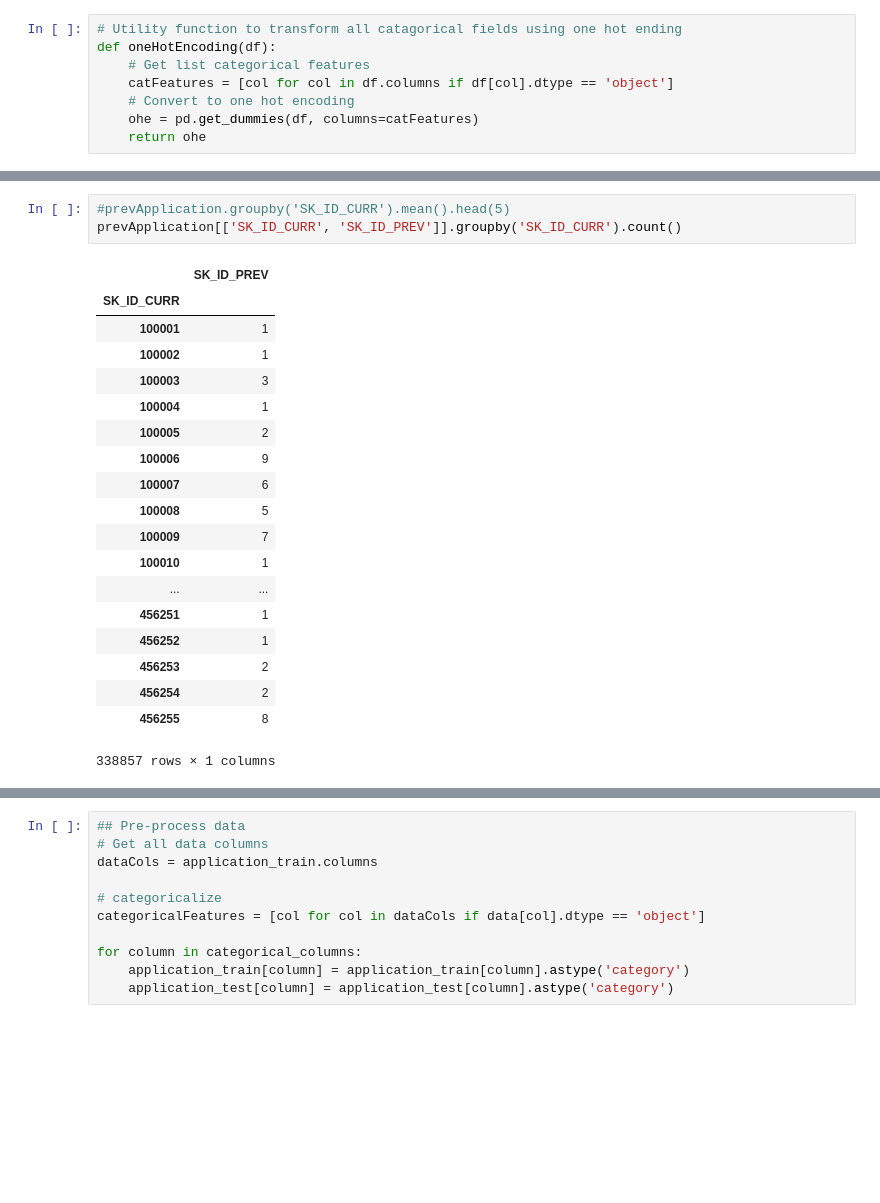
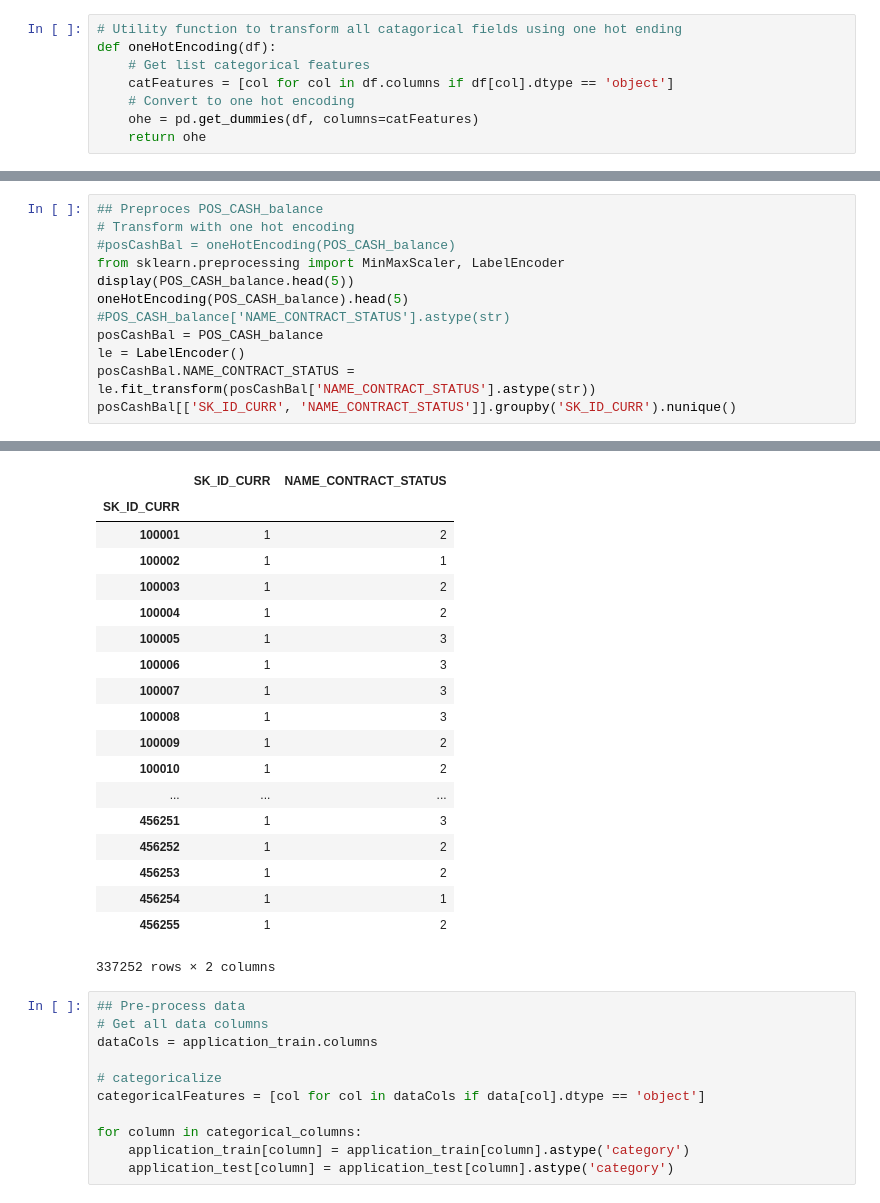
Before and after one commit to LowPass-DataScience/home-credit-default-risk, a Jupyter notebook: chen_GradBoost_allFeatures.ipynb, the cells around one changed output, grey strips where cells are left out. Saved outputs shown, nothing was run; the diff lists cells and outputs as text; blank space fills up the shorter version.

```diff
--- a/chen_GradBoost_allFeatures.ipynb
+++ b/chen_GradBoost_allFeatures.ipynb
@@ -147,23 +183,13 @@ prevApplication['PREV_APPLICATION_CNT'] = prevApplicationCnt['SK_ID_PREV']
-# %%
-#prevApplication.groupby('SK_ID_CURR').mean().head(5)
-prevApplication[['SK_ID_CURR', 'SK_ID_PREV']].groupby('SK_ID_CURR').count()
-# %% [output]
-|  | SK_ID_PREV |
-| SK_ID_CURR |  |
-| 100001 | 1 |
-| 100002 | 1 |
-| 100003 | 3 |
-| 100004 | 1 |
-| 100005 | 2 |
-| 100006 | 9 |
-| 100007 | 6 |
-| 100008 | 5 |
-| 100009 | 7 |
-| 100010 | 1 |
-| ... | ... |
-| 456251 | 1 |
-| 456252 | 1 |
-| 456253 | 2 |
-| 456254 | 2 |
-| 456255 | 8 |
-338857 rows × 1 columns
+# %%
+## Preproces POS_CASH_balance
+# Transform with one hot encoding
+#posCashBal = oneHotEncoding(POS_CASH_balance)
+from sklearn.preprocessing import MinMaxScaler, LabelEncoder
+display(POS_CASH_balance.head(5))
+oneHotEncoding(POS_CASH_balance).head(5)
+#POS_CASH_balance['NAME_CONTRACT_STATUS'].astype(str)
+posCashBal = POS_CASH_balance
+le = LabelEncoder()
+posCashBal.NAME_CONTRACT_STATUS = le.fit_transform(posCashBal['NAME_CONTRACT_STATUS'].astype(str))
+posCashBal[['SK_ID_CURR', 'NAME_CONTRACT_STATUS']].groupby('SK_ID_CURR').nunique()
+# %% [output]
@@ -170,3 +202,22 @@ prevApplication[['SK_ID_CURR', 'SK_ID_PREV']].groupby('SK_ID_CURR').count()
+|  | SK_ID_CURR | NAME_CONTRACT_STATUS |
+| SK_ID_CURR |  |  |
+| 100001 | 1 | 2 |
+| 100002 | 1 | 1 |
+| 100003 | 1 | 2 |
+| 100004 | 1 | 2 |
+| 100005 | 1 | 3 |
+| 100006 | 1 | 3 |
+| 100007 | 1 | 3 |
+| 100008 | 1 | 3 |
+| 100009 | 1 | 2 |
+| 100010 | 1 | 2 |
+| ... | ... | ... |
+| 456251 | 1 | 3 |
+| 456252 | 1 | 2 |
+| 456253 | 1 | 2 |
+| 456254 | 1 | 1 |
+| 456255 | 1 | 2 |
+337252 rows × 2 columns
 # %%
 ## Pre-process data
 # Get all data columns
```
Also changed, not shown: parts of 6 cells of this notebook.
